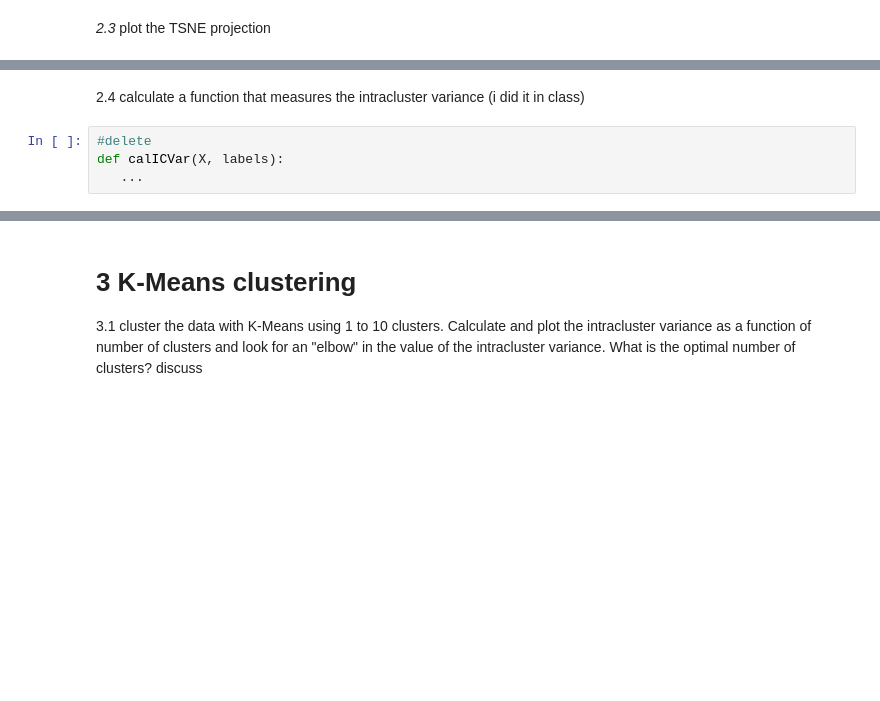
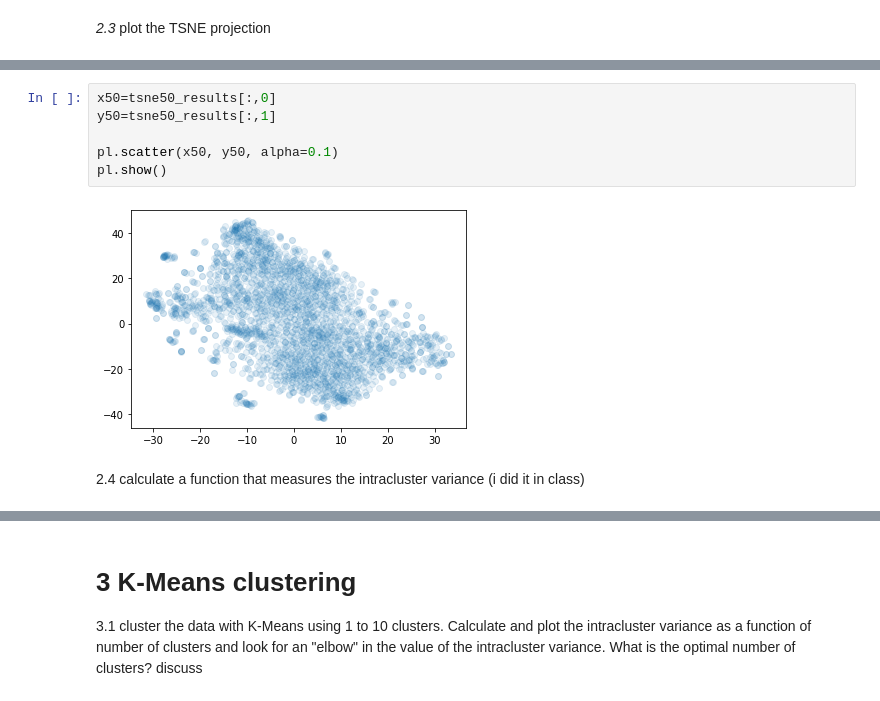
Before and after one commit to bflaggs/DSPS_BFlaggs, a Jupyter notebook: HW7/ClusteringGenes.ipynb, the cells around one changed output, grey strips where cells are left out. Drawn from its saved outputs; the diff is of its cells as text; blank space fills up the shorter version.

```diff
--- a/HW7/ClusteringGenes.ipynb
+++ b/HW7/ClusteringGenes.ipynb
@@ -149,6 +174,10 @@ pl.show()
+# %%
+x50=tsne50_results[:,0]
+y50=tsne50_results[:,1]
+
+pl.scatter(x50, y50, alpha=0.1)
+pl.show()
+# %% [output]
+[figure, added]
 # %% [markdown]
 2.4 calculate a function that measures the intracluster variance (i did it in class)
-# %%
-#delete
-def calICVar(X, labels):
-   ...
```
Also changed, not shown: parts of 12 cells of this notebook.
